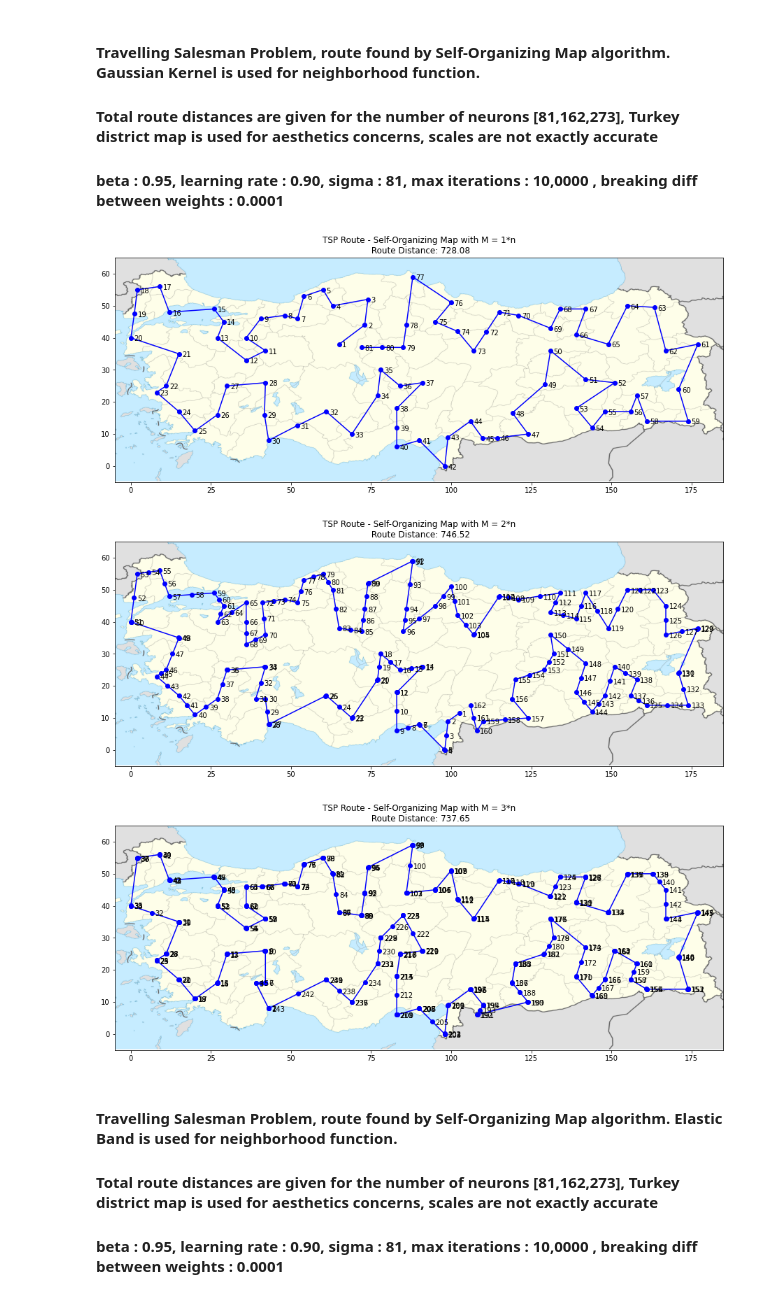
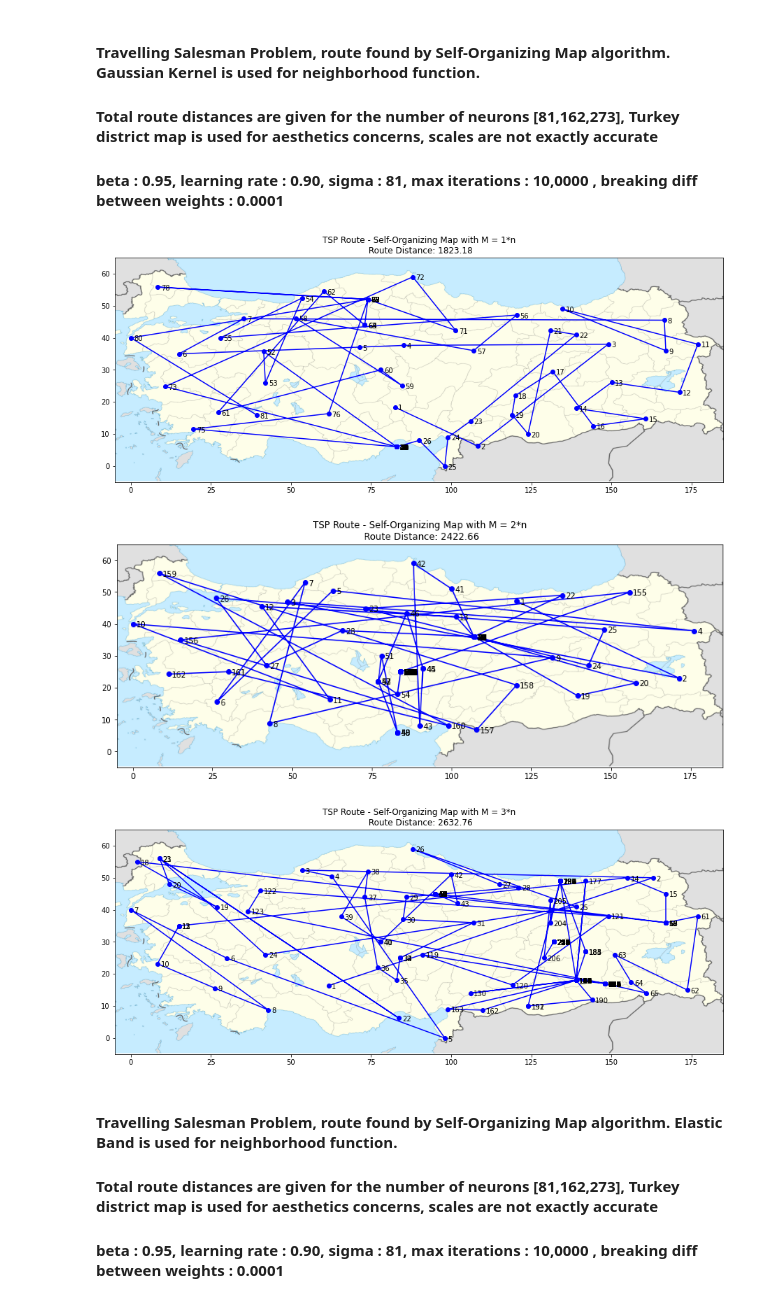
Before and after one commit to bthnsrts/IE440-Nonlinear-Models-for-Optimization, a Jupyter notebook: Final_Q1.ipynb, the cells around one changed output. Cells and saved outputs as stored; diff of their text form; code cells hidden in the pictures.

```diff
--- a/Final_Q1.ipynb
+++ b/Final_Q1.ipynb
@@ -163,11 +165,11 @@ plot_tsp(df, TSP(df)[0])
 #### Total route distances are given for the number of neurons [81,162,273], Turkey district map is used for aesthetics concerns, scales are not exactly accurate
 #### beta : 0.95, learning rate : 0.90, sigma : 81, max iterations : 10,0000 , breaking diff between weights : 0.0001
 # %%
-experiment(3, df, 0.95, 0.90, 81, Gaussian_Kernel) # Experiment for M = n, M = 2n and M = 3n, where M and n are respectively the number of neurons and cities.
+experiment(3, df, 0.95, 0.90, 81, 'Gaussian_Kernel') # Experiment for M = n, M = 2n and M = 3n, where M and n are respectively the number of neurons and cities.
 # %% [output]
-[figure, old version]
+[figure, new version]
-[figure, old version]
+[figure, new version]
-[figure, old version]
+[figure, new version]
 # %% [markdown]
 #### Travelling Salesman Problem, route found by Self-Organizing Map algorithm. Elastic Band is used for neighborhood function.
 #### Total route distances are given for the number of neurons [81,162,273], Turkey district map is used for aesthetics concerns, scales are not exactly accurate
```
Also changed, not shown: parts of 3 cells of this notebook.
